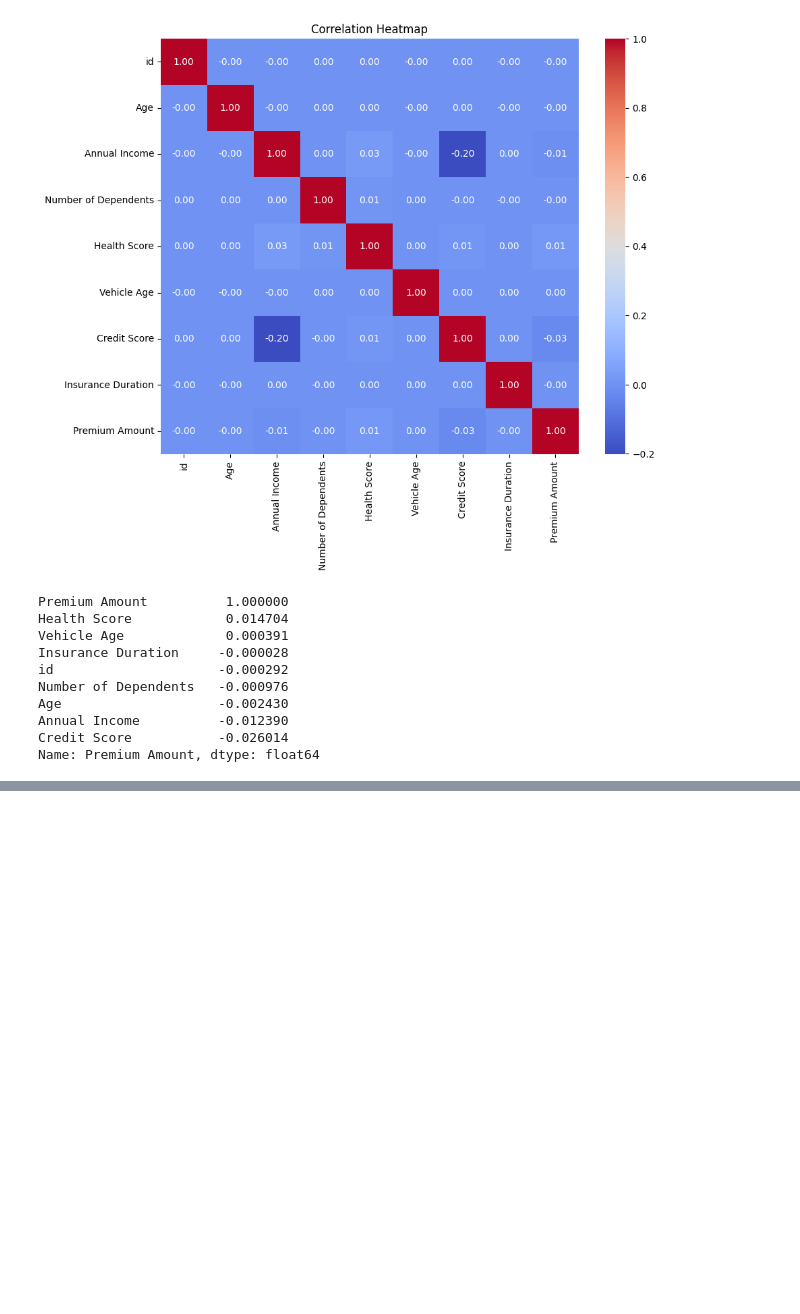
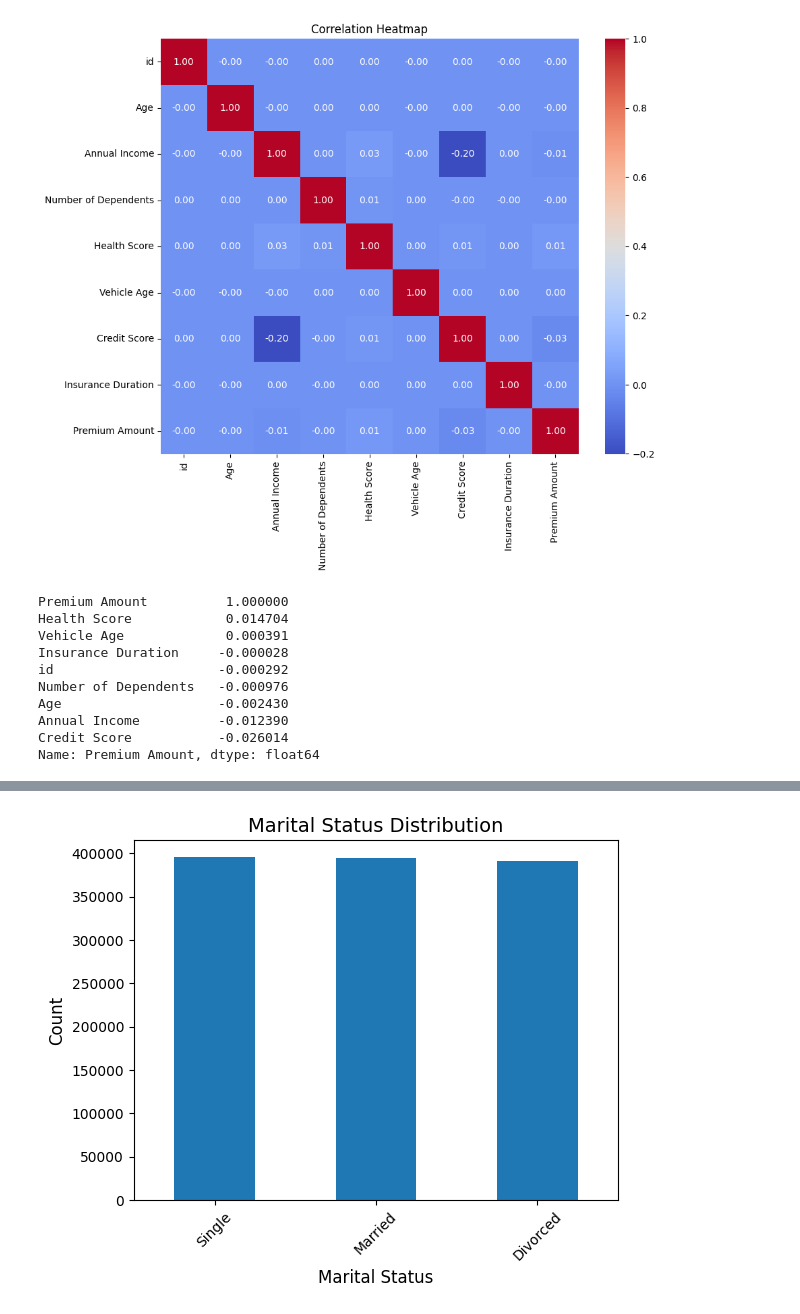
Before and after one commit to manvirbirak/Regression-with-an-Insurance-Dataset, a Jupyter notebook: Script.ipynb, the cells around one changed output, grey strips where cells are left out. Saved outputs shown, nothing was run; the diff lists cells and outputs as text; code cells hidden in the pictures; blank space fills up the shorter version.

```diff
--- a/Script.ipynb
+++ b/Script.ipynb
@@ -98,0 +127,14 @@ plt.tight_layout()
+# %%
+fig, ax = plt.subplots(figsize=(6, 5))
+
+
+train['Marital Status'] = train['Marital Status'].astype(object)
+
+train['Marital Status'].value_counts().plot(kind='bar')
+ax.set_title('Marital Status Distribution', fontsize=14)
+ax.set_ylabel('Count', fontsize=12)
+ax.set_xlabel('Marital Status', fontsize=12)
+plt.xticks(rotation=45)
+plt.tight_layout()
+# %% [output]
+[figure, added]
```
Also changed, not shown: parts of 4 cells of this notebook.
